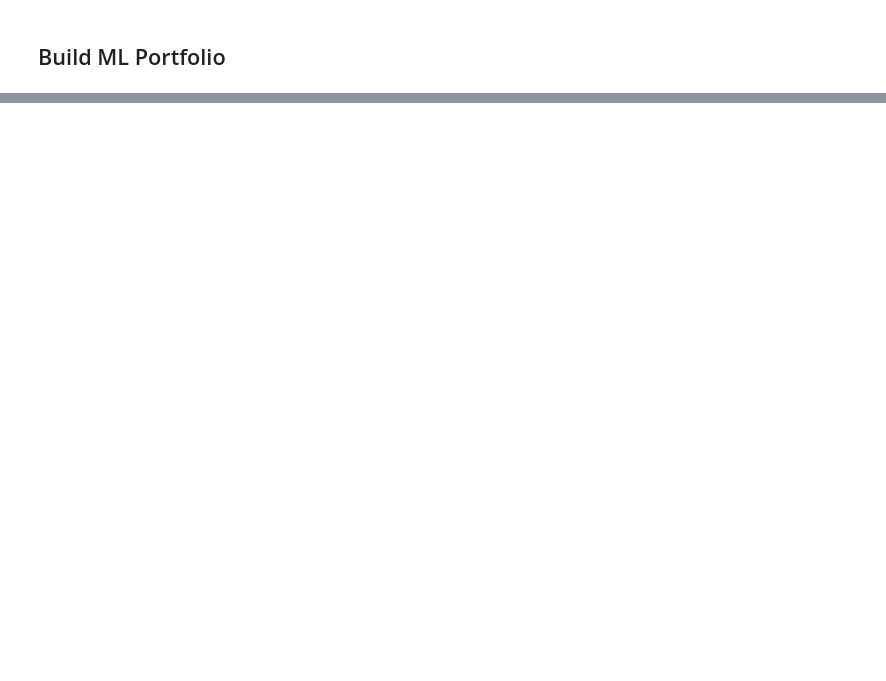
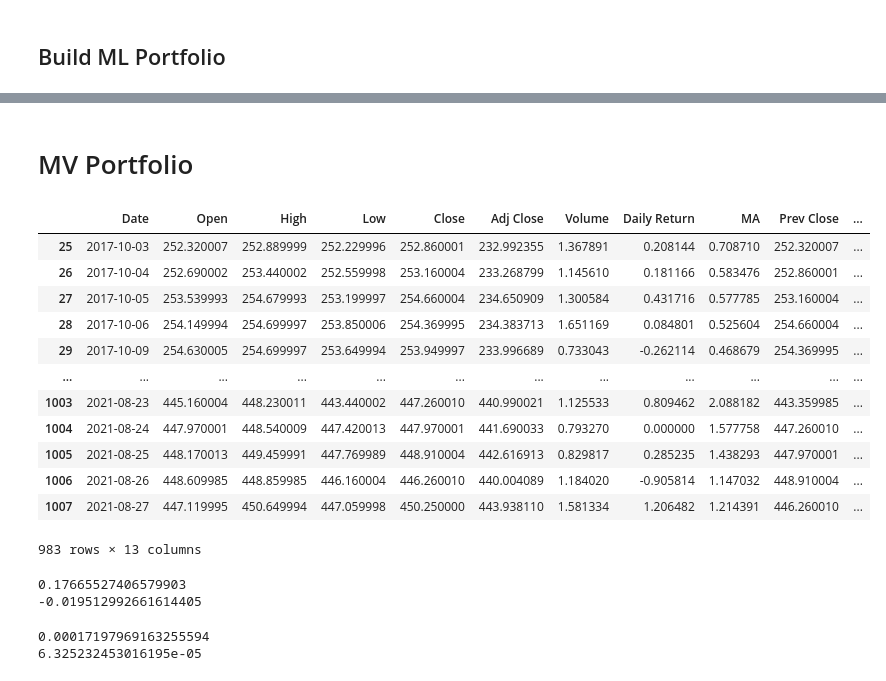
Before and after one commit to florencetsang/ml-portfolio-poc, a Jupyter notebook: ml_portfolio.ipynb, the cells around one changed output, grey strips where cells are left out. Cells and saved outputs as stored; diff of their text form; code cells hidden in the pictures; blank space fills up the shorter version.

Commit message:
Calculate returna and risk for MV portfolio

```diff
--- a/ml_portfolio.ipynb
+++ b/ml_portfolio.ipynb
@@ -372,3 +340,5 @@ tensor([1., 1., 1., 1., 1., 1., 1., 1., 1., 1., 1., 1., 1., 1., 0., 1., 1., 1.,
         1., 1., 1., 1., 1., 1., 1., 1., 1., 1., 1., 1., 1., 1., 1., 1., 0., 1.,
         1., 1., 1., 1., 1., 1., 1., 1., 1., 1., 1., 1., 1., 1., 1., 1., 1., 1.,
         1., 1., 1., 0., 1., 1., 1., 1., 1., 0., 1.], dtype=torch.float64)
+# %% [markdown]
+# MV Portfolio
@@ -374,0 +378,32 @@ tensor([1., 1., 1., 1., 1., 1., 1., 1., 1., 1., 1., 1., 1., 1., 0., 1., 1., 1.,
+# %%
+high_risk
+# %% [output]
+|  | Date | Open | High | Low | Close | Adj Close | Volume | Daily Return | MA | Prev Close | ... |
+| 25 | 2017-10-03 | 252.320007 | 252.889999 | 252.229996 | 252.860001 | 232.992355 | 1.367891 | 0.208144 | 0.708710 | 252.320007 | ... |
+| 26 | 2017-10-04 | 252.690002 | 253.440002 | 252.559998 | 253.160004 | 233.268799 | 1.145610 | 0.181166 | 0.583476 | 252.860001 | ... |
+| 27 | 2017-10-05 | 253.539993 | 254.679993 | 253.199997 | 254.660004 | 234.650909 | 1.300584 | 0.431716 | 0.577785 | 253.160004 | ... |
+| 28 | 2017-10-06 | 254.149994 | 254.699997 | 253.850006 | 254.369995 | 234.383713 | 1.651169 | 0.084801 | 0.525604 | 254.660004 | ... |
+| 29 | 2017-10-09 | 254.630005 | 254.699997 | 253.649994 | 253.949997 | 233.996689 | 0.733043 | -0.262114 | 0.468679 | 254.369995 | ... |
+| ... | ... | ... | ... | ... | ... | ... | ... | ... | ... | ... | ... |
+| 1003 | 2021-08-23 | 445.160004 | 448.230011 | 443.440002 | 447.260010 | 440.990021 | 1.125533 | 0.809462 | 2.088182 | 443.359985 | ... |
+| 1004 | 2021-08-24 | 447.970001 | 448.540009 | 447.420013 | 447.970001 | 441.690033 | 0.793270 | 0.000000 | 1.577758 | 447.260010 | ... |
+| 1005 | 2021-08-25 | 448.170013 | 449.459991 | 447.769989 | 448.910004 | 442.616913 | 0.829817 | 0.285235 | 1.438293 | 447.970001 | ... |
+| 1006 | 2021-08-26 | 448.609985 | 448.859985 | 446.160004 | 446.260010 | 440.004089 | 1.184020 | -0.905814 | 1.147032 | 448.910004 | ... |
+| 1007 | 2021-08-27 | 447.119995 | 450.649994 | 447.059998 | 450.250000 | 443.938110 | 1.581334 | 1.206482 | 1.214391 | 446.260010 | ... |
+983 rows × 13 columns
+# %%
+high_risk_return_annual = high_risk["Pct Return"].mean() * trading_days_in_year
+low_risk_return_annual = low_risk["Pct Return"].mean() * trading_days_in_year
+print(high_risk_return_annual)
+print(low_risk_return_annual)
+# %% [output]
+0.17665527406579903
+-0.019512992661614405
+# %%
+high_risk_var_daily = high_risk["Pct Return"].var()
+low_risk_var_daily = low_risk["Pct Return"].var()
+print(high_risk_var_daily)
+print(low_risk_var_daily)
+# %% [output]
+0.00017197969163255594
+6.325232453016195e-05
```
Also changed, not shown: parts of 11 cells of this notebook.
